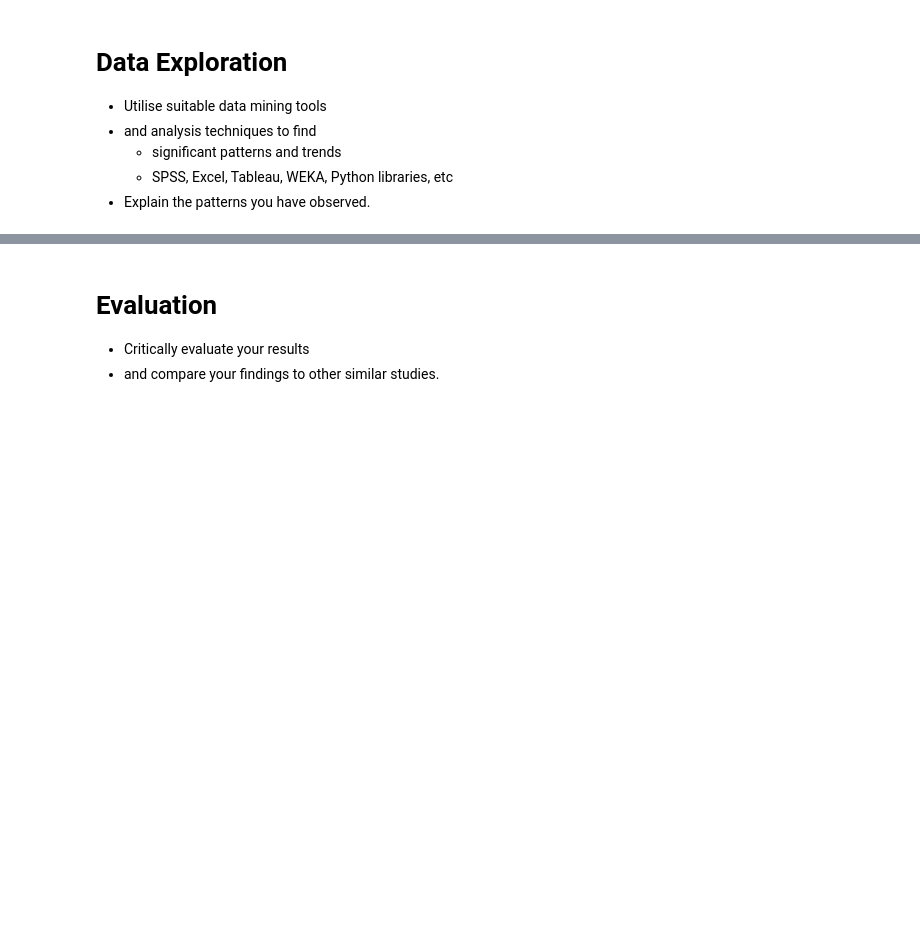
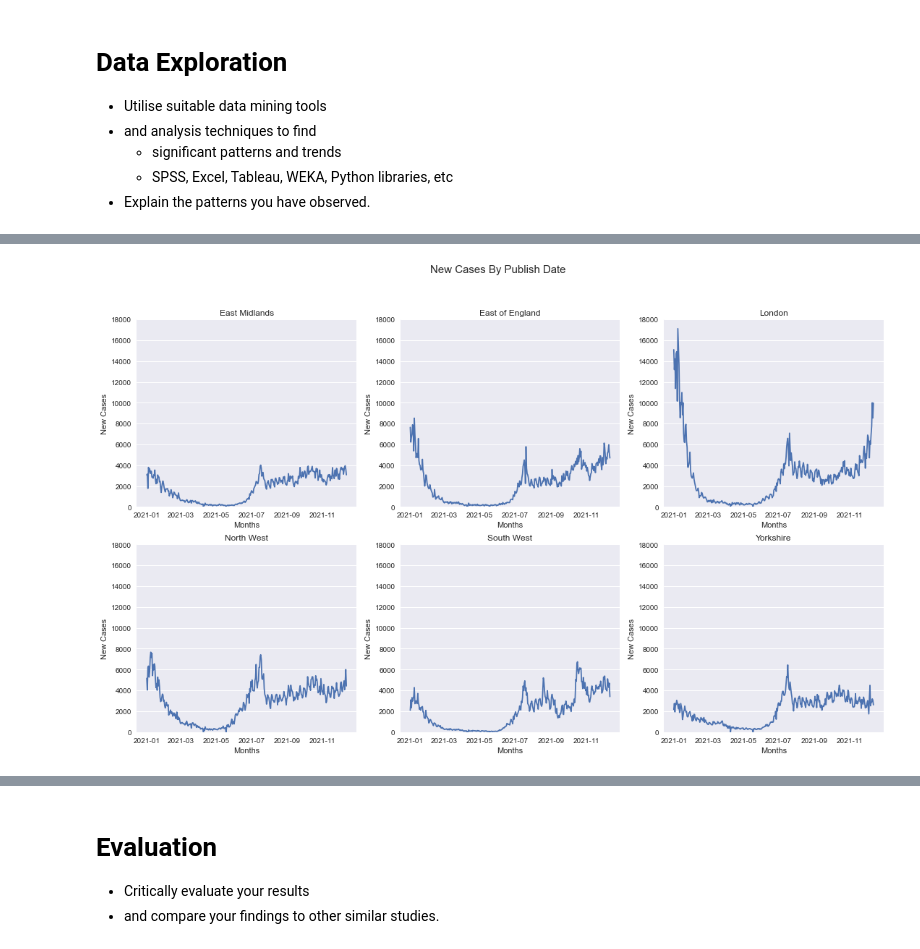
Before and after one commit to JustGinger888/DataScience, a Jupyter notebook: Report.ipynb, the cells around one changed output, grey strips where cells are left out. Drawn from its saved outputs; the diff is of its cells as text; code cells hidden in the pictures; blank space fills up the shorter version.

```diff
--- a/Report.ipynb
+++ b/Report.ipynb
@@ -263,0 +348,54 @@ df
+# %%
+plt.style.use('seaborn')
+
+
+fig, axs = plt.subplots(2, 3)
+fig.suptitle('New Cases By Publish Date', fontsize=15)
+
+axs[0,0].plot(plotDateEM, plotEM, label= "East Midlands")
+axs[0,0].set_title("East Midlands")
+axs[0,0].set_ylim(bottom=0, top=18000)
+axs[0,0].set_xlabel('Months')
+axs[0,0].set_ylabel('New Cases')
+axs[0,0].grid(axis='x')
+
+axs[0,1].plot(plotDateEOE, plotEOE, label= "East of England")
+axs[0,1].set_title("East of England")
+axs[0,1].set_ylim(bottom=0, top=18000)
+axs[0,1].set_xlabel('Months')
+axs[0,1].set_ylabel('New Cases')
+axs[0,1].grid(axis='x')
+
+axs[0,2].plot(plotDateL, plotL, label= "London")
+axs[0,2].set_title("London")
+axs[0,2].set_ylim(bottom=0, top=18000)
+axs[0,2].set_xlabel('Months')
+axs[0,2].set_ylabel('New Cases')
+axs[0,2].grid(axis='x')
+
+axs[1,0].plot(plotDateNW, plotNW, label='North West')
+axs[1,0].set_title("North West")
+axs[1,0].set_ylim(bottom=0, top=18000)
+axs[1,0].set_xlabel('Months')
+axs[1,0].set_ylabel('New Cases')
+axs[1,0].grid(axis='x')
+
+axs[1,1].plot(plotDateSW, plotSW, label='South West')
+axs[1,1].set_title("South West")
+axs[1,1].set_ylim(bottom=0, top=18000)
+axs[1,1].set_xlabel('Months')
+axs[1,1].set_ylabel('New Cases')
+axs[1,1].grid(axis='x')
+
+axs[1,2].plot(plotDateYH, plotYH, label='Yorkshire')
+axs[1,2].set_title("Yorkshire")
+axs[1,2].set_ylim(bottom=0, top=18000)
+axs[1,2].set_xlabel('Months')
+axs[1,2].set_ylabel('New Cases')
+axs[1,2].grid(axis='x')
+
+
+
+fig.set_size_inches(18.5, 10.5)
+# %% [output]
+[figure, added]
```
Also changed, not shown: parts of 29 cells of this notebook, 1 other file.
